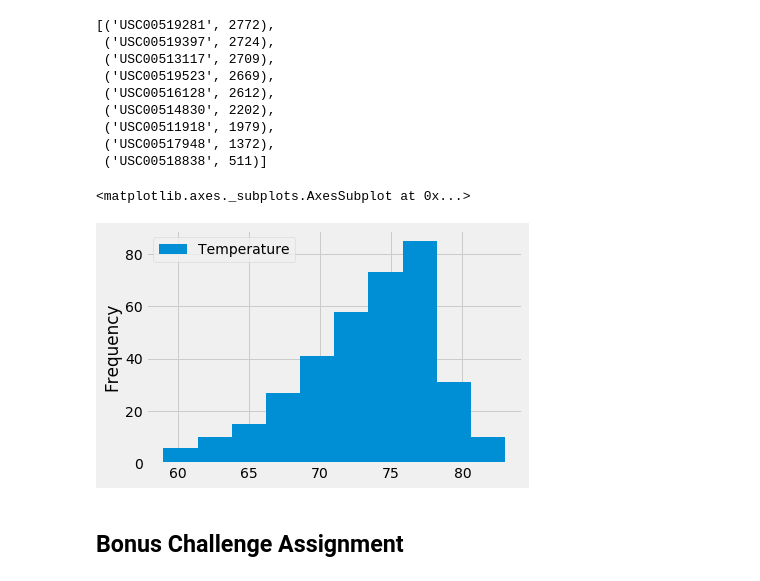
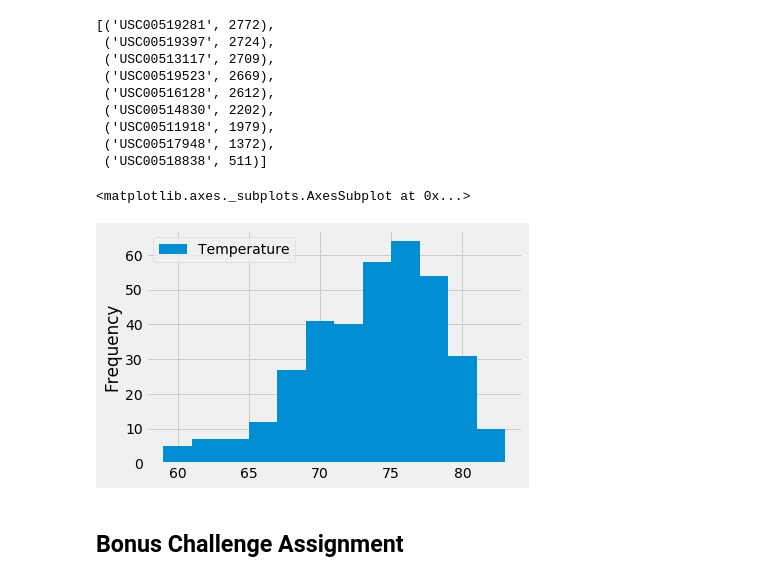
Before and after one commit to ejbaq49/sqlalchemy-challenge, a Jupyter notebook: climate_starter.ipynb, the cells around one changed output. Cells and saved outputs as stored; diff of their text form; code cells hidden in the pictures.

Commit message:
updated histogram

```diff
--- a/climate_starter.ipynb
+++ b/climate_starter.ipynb
@@ -206,18 +206,18 @@ order_by(func.count().label('station_count').desc()).all()
 # %%
 # Query the last 12 months of temperature observation data for this station and plot the results as a histogram
 temp_hist = session.query(Measurement.station, Measurement.tobs).\
 filter(Measurement.date > '2016-08-15').\
 filter(Measurement.date <= '2017-08-15').\
 filter(Measurement.station=='USC00519281').order_by(Measurement.date)
 
 temp_hist_df = pd.DataFrame(temp_hist, columns=['Station', 'Temperature'])
 temp_hist_df.head()
 
 # plt.hist(temp_hist_df)
-temp_hist_df.plot(kind="hist", bins=10)
+temp_hist_df.plot(kind="hist", bins=12)
 # %% [output]
 <matplotlib.axes._subplots.AxesSubplot at 0x...>
-[figure, old version]
+[figure, new version]
 # %% [markdown]
 ## Bonus Challenge Assignment
 # %%
```
